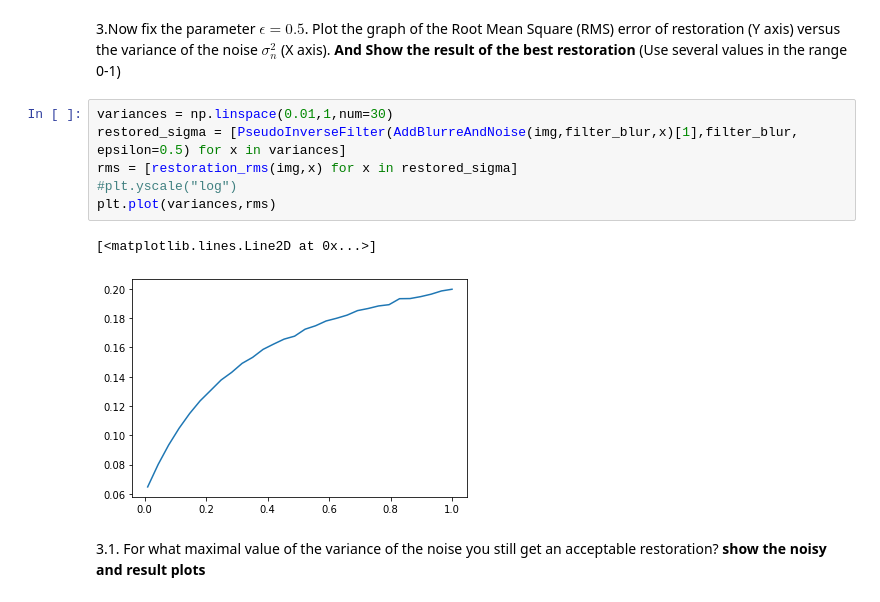
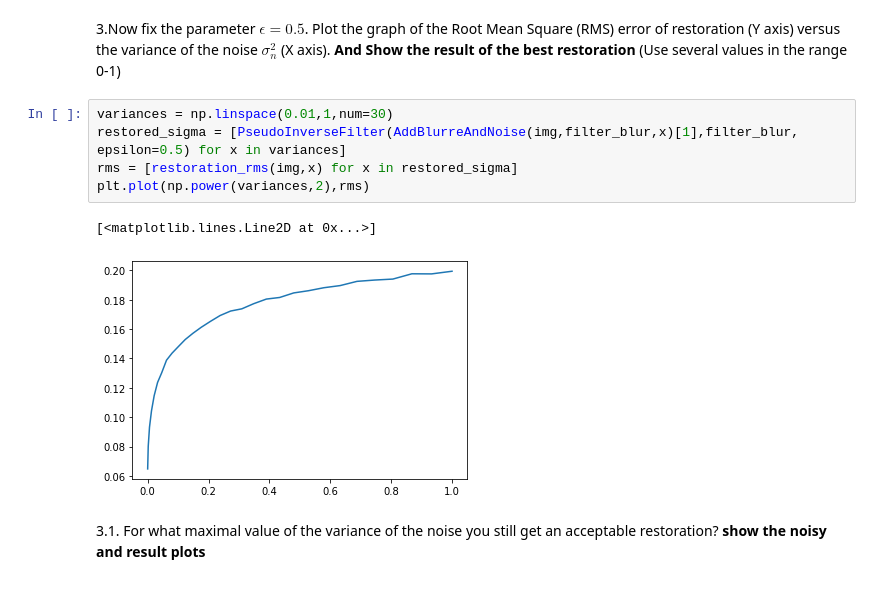
Before and after one commit to nadavschwalb/image_processing, a Jupyter notebook: Lab5.ipynb, the cells around one changed output. Cells and saved outputs as stored; diff of their text form.

```diff
--- a/Lab5.ipynb
+++ b/Lab5.ipynb
@@ -167,12 +166,11 @@ __And Show the result of the best restoration__
 # %%
 variances = np.linspace(0.01,1,num=30)
 restored_sigma = [PseudoInverseFilter(AddBlurreAndNoise(img,filter_blur,x)[1],filter_blur, epsilon=0.5) for x in variances]
 rms = [restoration_rms(img,x) for x in restored_sigma]
-#plt.yscale("log")
-plt.plot(variances,rms)
+plt.plot(np.power(variances,2),rms)
 # %% [output]
 [<matplotlib.lines.Line2D at 0x...>]
-[figure, old version]
+[figure, new version]
 # %% [markdown]
    3.1. For what maximal value of the variance of the noise you still get an acceptable restoration? **show the noisy and result plots**
 # %% [markdown]
```
Also changed, not shown: parts of 2 cells of this notebook.
